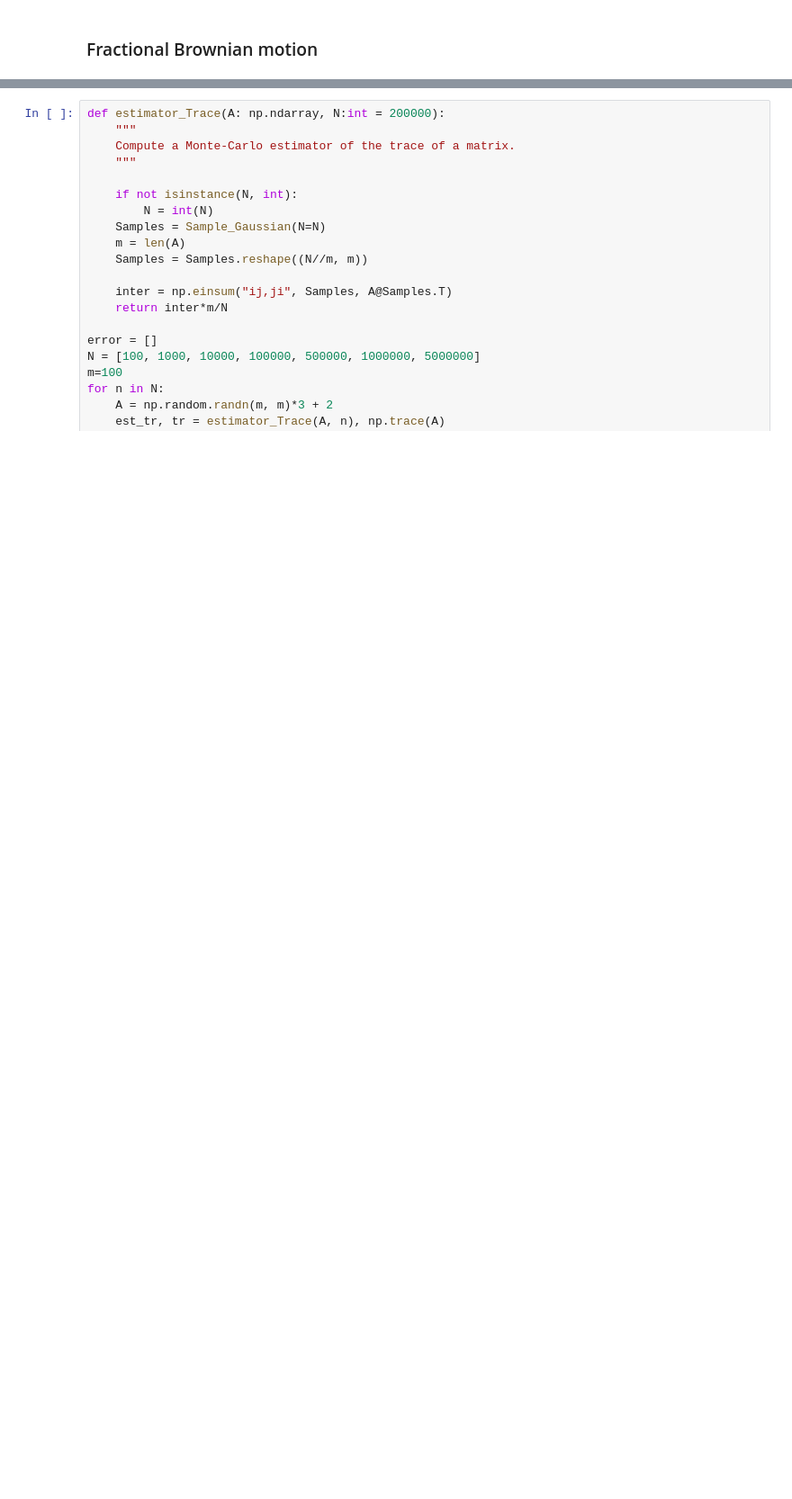
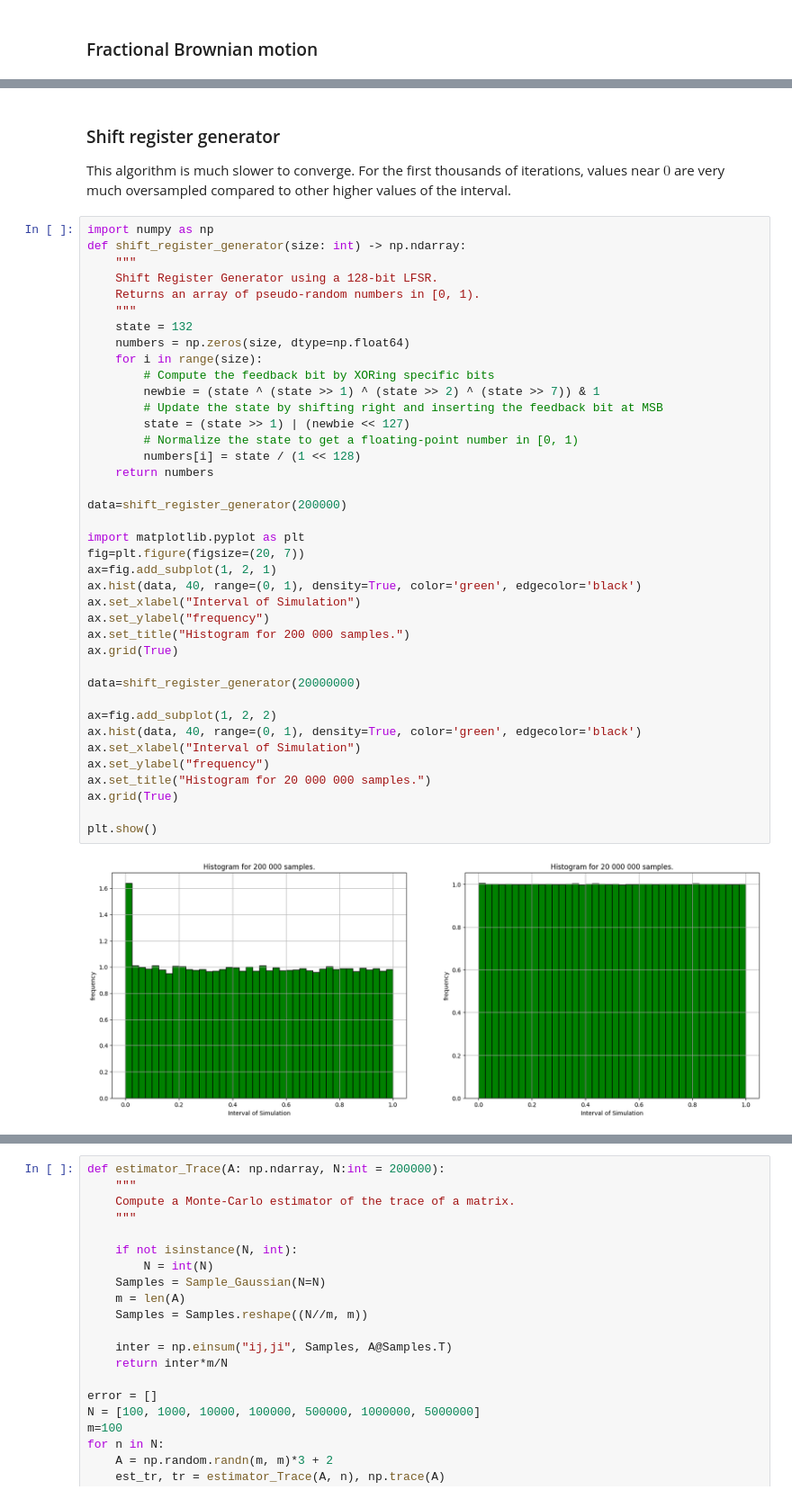
Before and after one commit to roomate/ML_from_scratch, a Jupyter notebook: random_algos.ipynb, the cells around one changed output, grey strips where cells are left out. Shown at 90% size. Cells and saved outputs as stored; diff of their text form; blank space fills up the shorter version.

Commit message:
Add PRNG algorithms

```diff
--- a/random_algos.ipynb
+++ b/random_algos.ipynb
@@ -384,0 +604,45 @@ I implement here Mersenne Twister, a popular algorithm to generate pseudo-random
+# %% [markdown]
+### Shift register generator
+
+This algorithm is much slower to converge. For the first thousands of iterations, values near $0$ are very much oversampled compared to other higher values of the interval.
+# %%
+import numpy as np
+def shift_register_generator(size: int) -> np.ndarray:
+    """
+    Shift Register Generator using a 128-bit LFSR.
+    Returns an array of pseudo-random numbers in [0, 1).
+    """
+    state = 132
+    numbers = np.zeros(size, dtype=np.float64)
+    for i in range(size):
+        # Compute the feedback bit by XORing specific bits
+        newbie = (state ^ (state >> 1) ^ (state >> 2) ^ (state >> 7)) & 1
+        # Update the state by shifting right and inserting the feedback bit at MSB
+        state = (state >> 1) | (newbie << 127)
+        # Normalize the state to get a floating-point number in [0, 1)
+        numbers[i] = state / (1 << 128)
+    return numbers
+
+data=shift_register_generator(200000)
+
+import matplotlib.pyplot as plt
+fig=plt.figure(figsize=(20, 7))
+ax=fig.add_subplot(1, 2, 1)
+ax.hist(data, 40, range=(0, 1), density=True, color='green', edgecolor='black')
+ax.set_xlabel("Interval of Simulation")
+ax.set_ylabel("frequency")
+ax.set_title("Histogram for 200 000 samples.")
+ax.grid(True)
+
+data=shift_register_generator(20000000)
+
+ax=fig.add_subplot(1, 2, 2)
+ax.hist(data, 40, range=(0, 1), density=True, color='green', edgecolor='black')
+ax.set_xlabel("Interval of Simulation")
+ax.set_ylabel("frequency")
+ax.set_title("Histogram for 20 000 000 samples.")
+ax.grid(True)
+
+plt.show()
+# %% [output]
+[figure, added]
```
Also changed, not shown: parts of 25 cells of this notebook.
